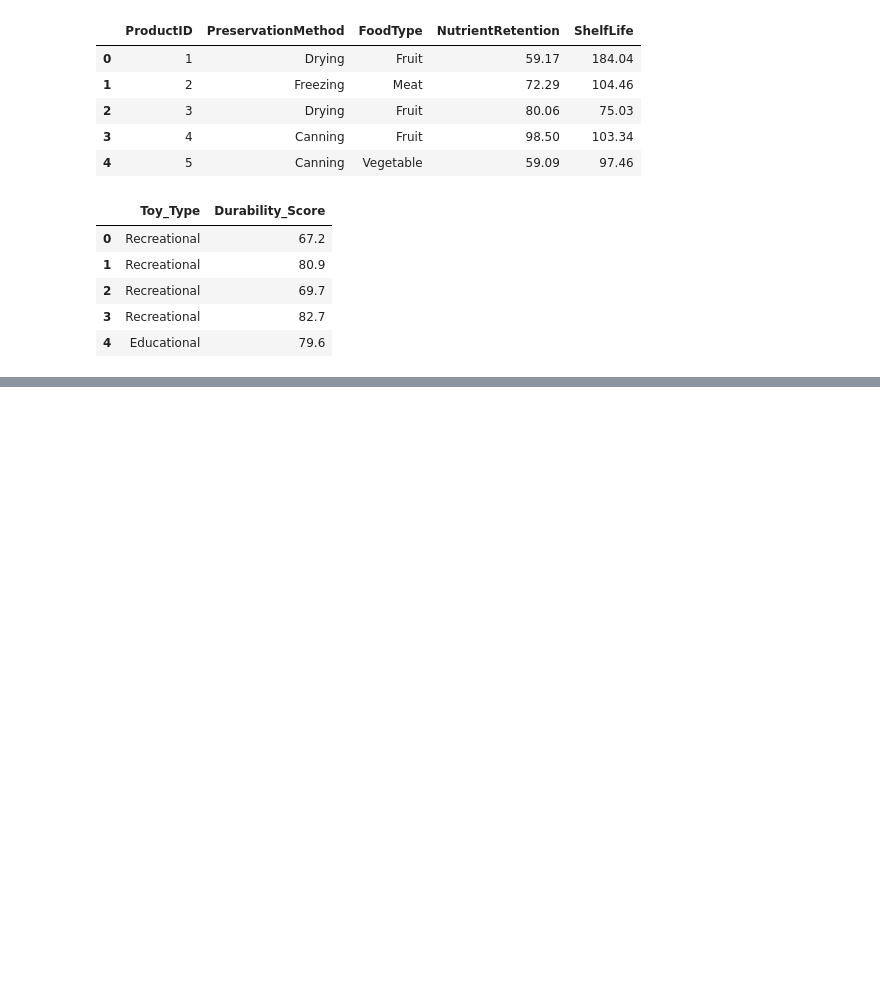
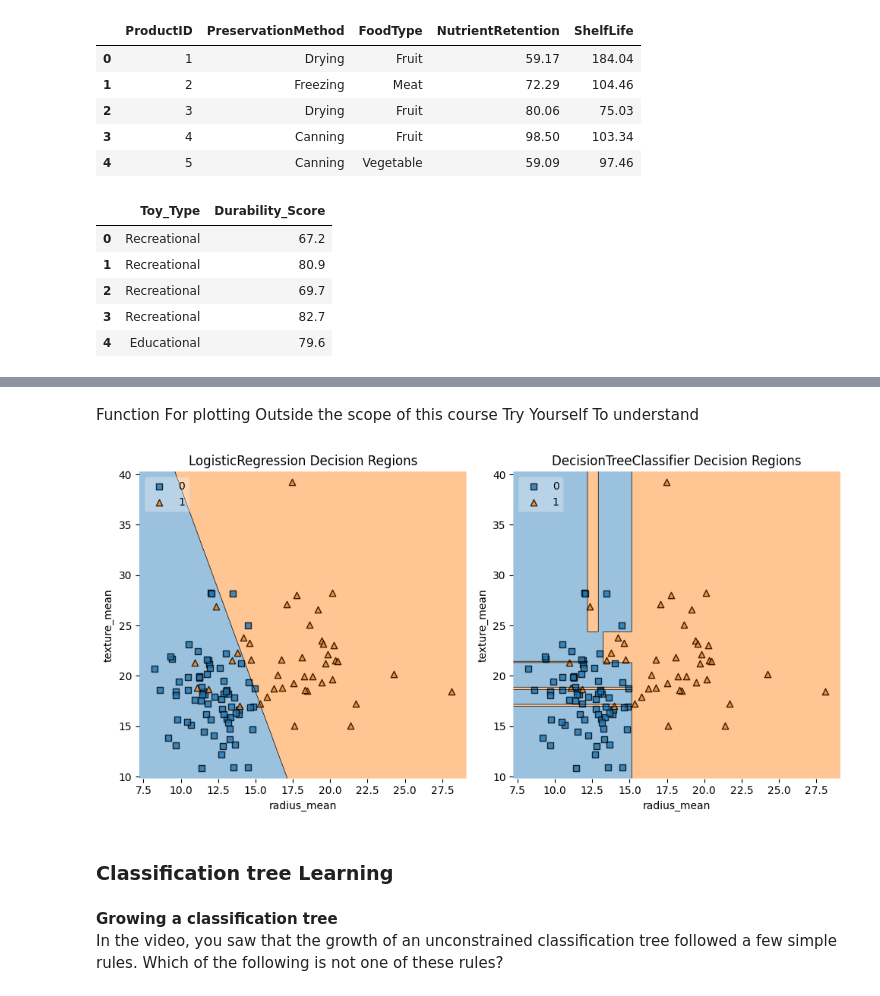
Before and after one commit to Rohanrathod7/my-ds-labs, a Jupyter notebook: 36_Machine_Learning_with_Tree-Based_Models_in_Python/01_Classification_and_Regression_Trees.ipynb, the cells around one changed output, grey strips where cells are left out. Cells and saved outputs as stored; diff of their text form; code cells hidden in the pictures; blank space fills up the shorter version.

```diff
--- a/36_Machine_Learning_with_Tree-Based_Models_in_Python/01_Classification_and_Regression_Trees.ipynb
+++ b/36_Machine_Learning_with_Tree-Based_Models_in_Python/01_Classification_and_Regression_Trees.ipynb
@@ -336,16 +73,0 @@ After submitting the answer, notice that the components of PCA do not represent
-# %%
-# Import PCA
-from sklearn.decomposition import PCA
-
-# Create a PCA instance: model
-model = PCA(n_components = 7)
-
-# Apply fit_transform to samples: features
-features = model.fit_transform(samples)
-
-# Call show_as_image on each component
-for component in model.components_:
-    show_as_image(component)
-
-
-# Notice that the components of PCA do not represent meaningful parts of images of LED digits!
@@ -516,0 +142,2 @@ dtype: float64
+# %% [markdown]
+Function For plotting Outside the scope of this course Try Yourself To understand
@@ -516,0 +484,26 @@ dtype: float64
+# %%
+# Import LogisticRegression from sklearn.linear_model
+from sklearn.linear_model import  LogisticRegression
+
+
+# Instatiate logreg
+logreg = LogisticRegression(random_state=1)
+
+# Fit logreg to the training set
+logreg.fit(X_train, y_train)
+
+# Define a list called clfs containing the two classifiers logreg and dt
+clfs = [logreg, dt]
+
+# Review the decision regions of the two classifiers
+plot_labeled_decision_regions(X_test, y_test, clfs)
+
+# Notice how the decision boundary produced by logistic regression is linear while
+# the boundaries produced by the classification tree divide the feature space into rectangular regions.
+# %% [output]
+[figure, added]
+# %% [markdown]
+### Classification tree Learning
+# %% [markdown]
+**Growing a classification tree**
+In the video, you saw that the growth of an unconstrained classification tree followed a few simple rules. Which of the following is not one of these rules?
```
Also changed, not shown: parts of 42 cells of this notebook.
